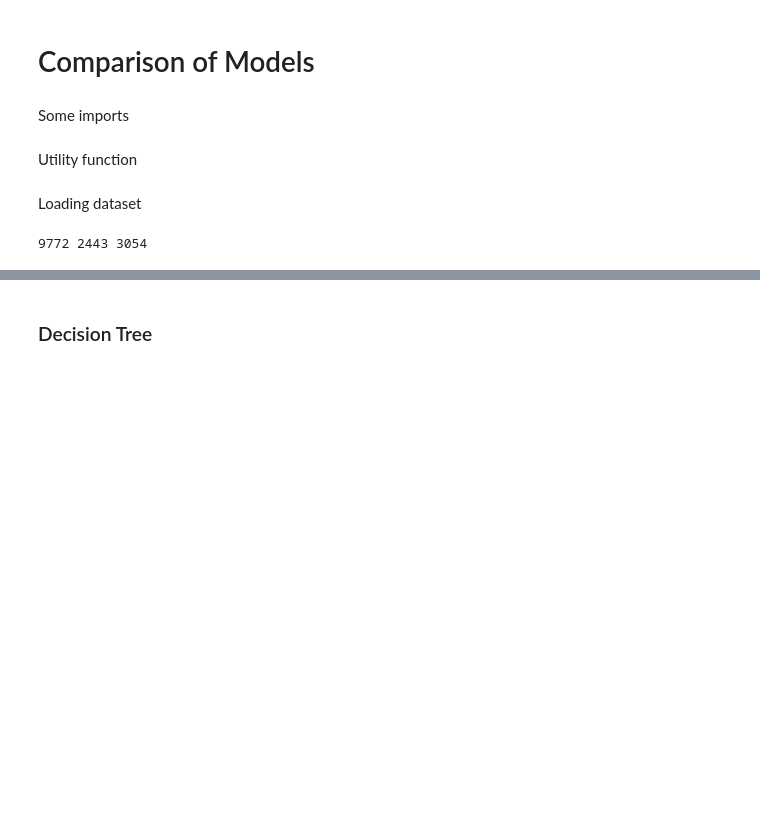
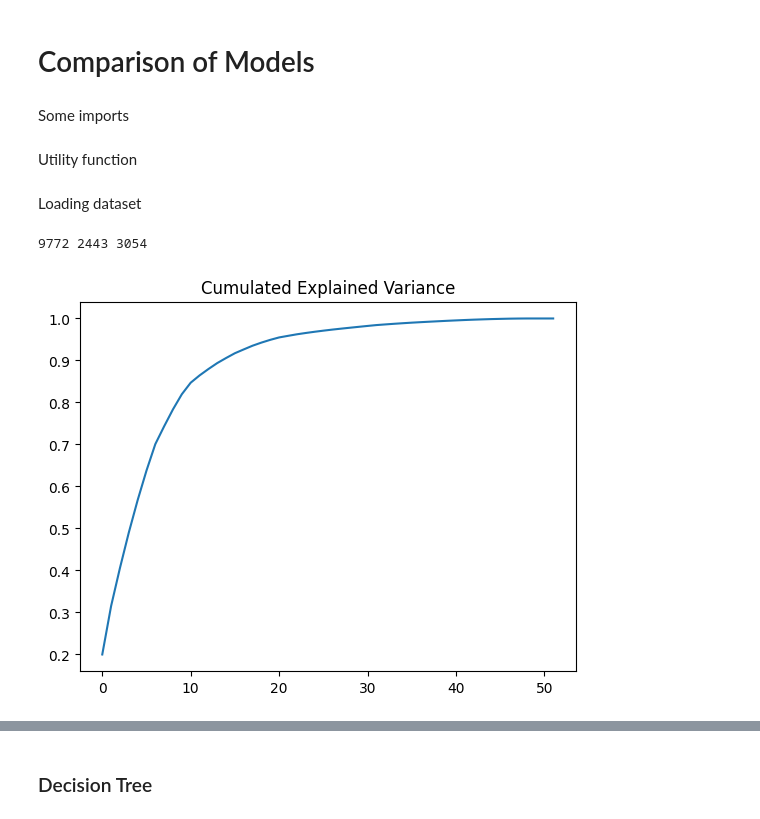
Before and after one commit to AlbanemchtCs/ml-project, a Jupyter notebook: models/trees&boosting.ipynb, the cells around one changed output, grey strips where cells are left out. Cells and saved outputs as stored; diff of their text form; code cells hidden in the pictures; blank space fills up the shorter version.

```diff
--- a/models/trees&boosting.ipynb
+++ b/models/trees&boosting.ipynb
@@ -56,2 +48,38 @@ y_test = data_test['Price']
 # %% [output]
 9772 2443 3054
+# %%
+# Best features selected in dimensionality reduction part
+features = [
+    "Accomodates",
+    "Bathrooms",
+    "Bedrooms",
+    "Guests Included",
+    "Property Type_Apartment",
+    "Property Type_Hotel",
+    "Room Type_Entire home/apt",
+    "dist_to_center"
+]
+
+X_train_best_feat = data_train[features]
+y_train = data_train['Price']
+X_val_best_feat = data_val[features]
+y_val = data_val['Price']
+X_test_best_feat = data_test[features]
+y_test = data_test['Price']
+
+# PCA reduction
+pca = PCA()
+columns = list(data_train.columns)
+columns.remove("Price")
+X_train_pca = pca.fit_transform(data_train[columns])
+y_train = data_train['Price']
+X_val_pca = pca.transform(data_val[columns])
+y_val = data_val['Price']
+X_test_pca = pca.transform(data_test[columns])
+y_test = data_test['Price']
+
+plt.plot(np.cumsum(pca.explained_variance_ratio_))
+plt.title("Cumulated Explained Variance")
+plt.show()
+# %% [output]
+[figure, added]
```
Also changed, not shown: parts of 13 cells of this notebook, 1 other file.
